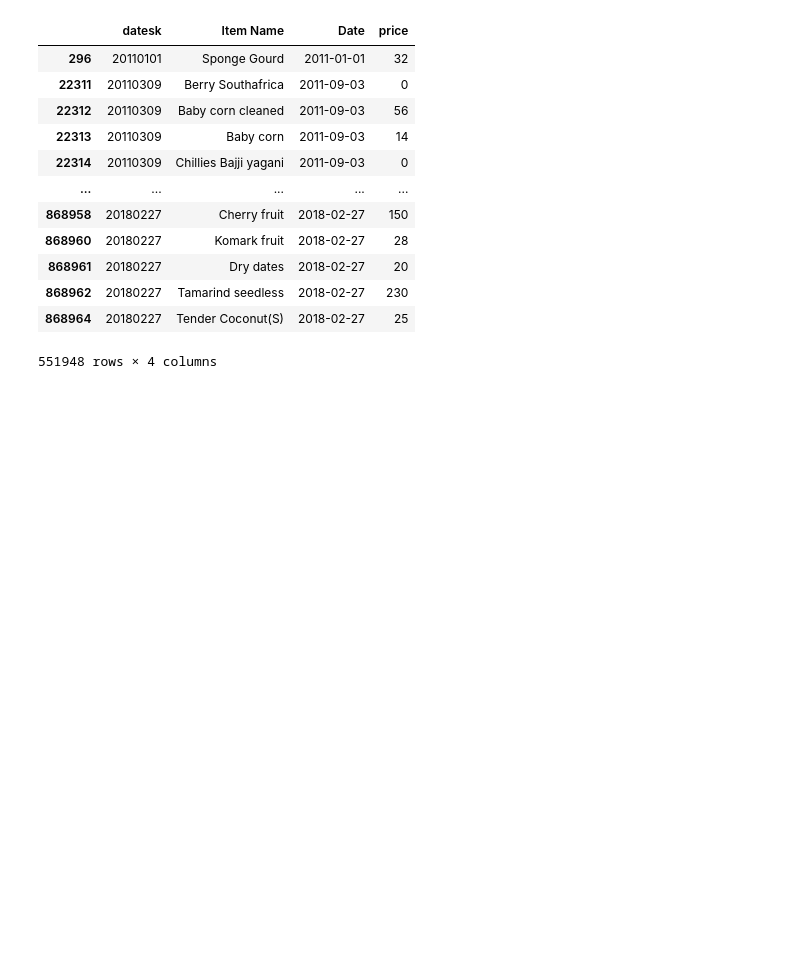
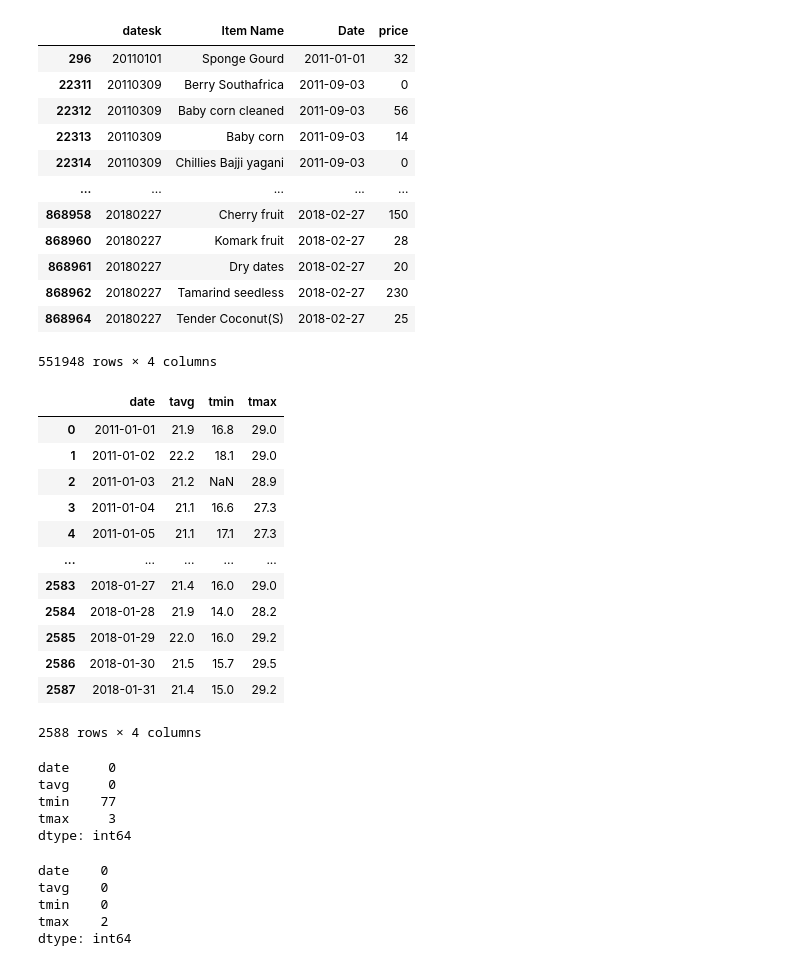
Before and after one commit to hinevics/weather-city, a Jupyter notebook: weather_and_price/weather_app/research.ipynb, the cells around one changed output. Cells and saved outputs as stored; diff of their text form; code cells hidden in the pictures; blank space fills up the shorter version.

```diff
--- a/weather_and_price/weather_app/research.ipynb
+++ b/weather_and_price/weather_app/research.ipynb
@@ -123,0 +107,26 @@ data.to_csv(PATH_DATASET)
+# %%
+weather_data = pd.read_csv(r"D:\Datasets\weather\export.csv", usecols=[0, 1, 2, 3])
+# %%
+weather_data
+# %% [output]
+|  | date | tavg | tmin | tmax |
+| 0 | 2011-01-01 | 21.9 | 16.8 | 29.0 |
+| 1 | 2011-01-02 | 22.2 | 18.1 | 29.0 |
+| 2 | 2011-01-03 | 21.2 | NaN | 28.9 |
+| 3 | 2011-01-04 | 21.1 | 16.6 | 27.3 |
+| 4 | 2011-01-05 | 21.1 | 17.1 | 27.3 |
+| ... | ... | ... | ... | ... |
+| 2583 | 2018-01-27 | 21.4 | 16.0 | 29.0 |
+| 2584 | 2018-01-28 | 21.9 | 14.0 | 28.2 |
+| 2585 | 2018-01-29 | 22.0 | 16.0 | 29.2 |
+| 2586 | 2018-01-30 | 21.5 | 15.7 | 29.5 |
+| 2587 | 2018-01-31 | 21.4 | 15.0 | 29.2 |
+2588 rows × 4 columns
+# %%
+weather_data.isna().sum()
+# %% [output]
+date     0
+tavg     0
+tmin    77
+tmax     3
+dtype: int64
@@ -123,0 +135,8 @@ data.to_csv(PATH_DATASET)
+# %%
+weather_data.isna().sum()
+# %% [output]
+date    0
+tavg    0
+tmin    0
+tmax    2
+dtype: int64
```
Also changed, not shown: parts of 19 cells of this notebook, 2 other files.
